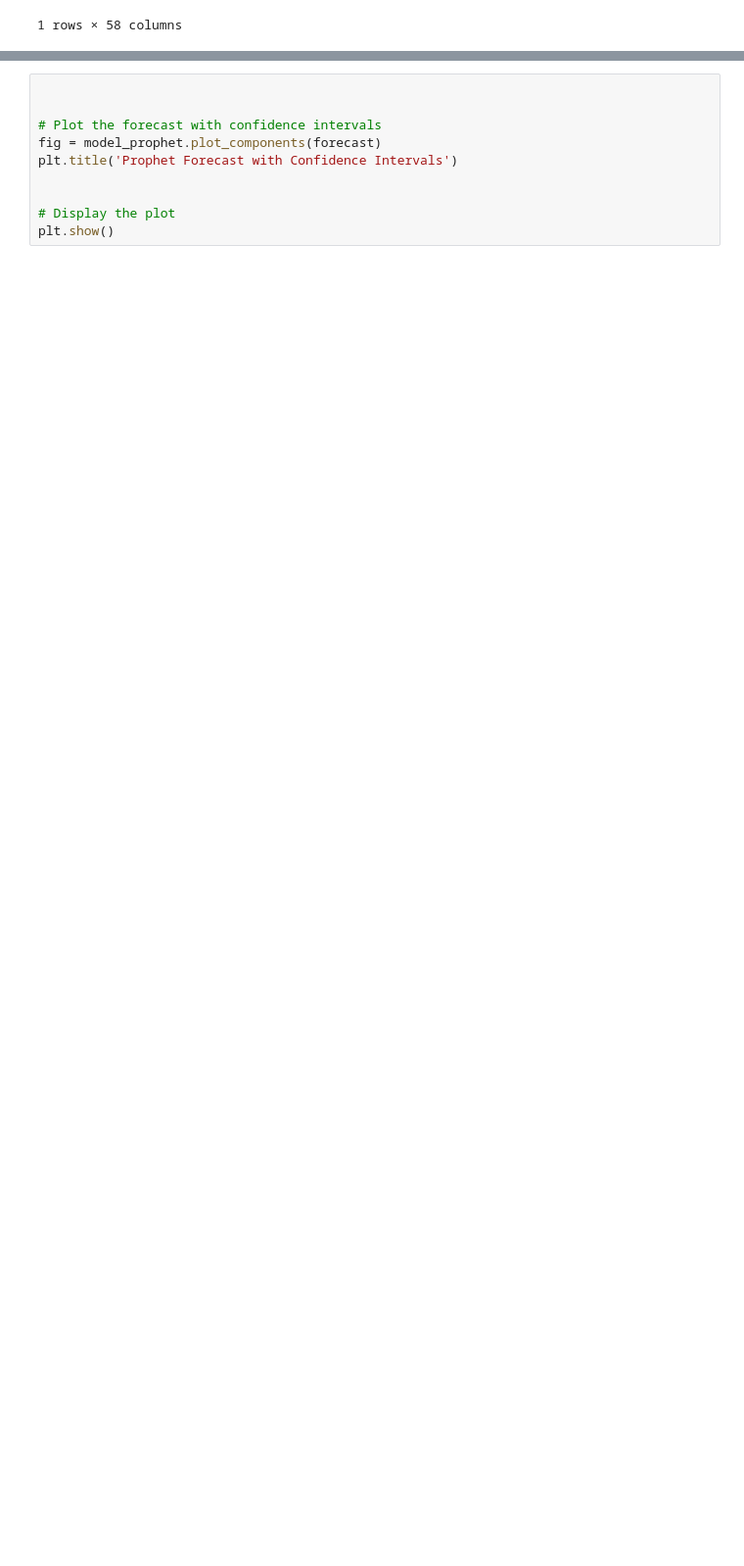
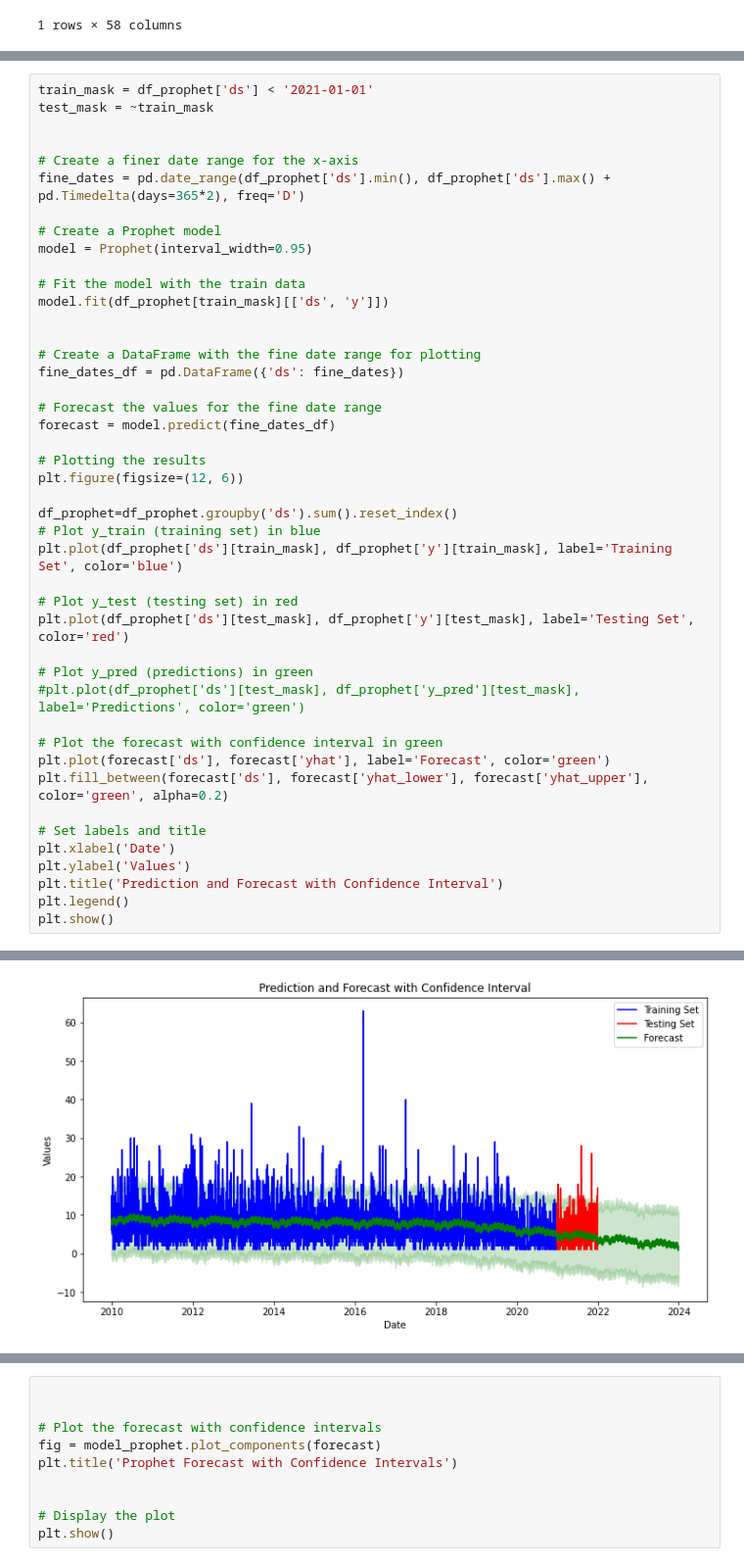
Before and after one commit to MarcLlopart/Traffic-Accident-Analysis, a Jupyter notebook: EDA.ipynb, the cells around one changed output, grey strips where cells are left out. Shown at 98% size. Cells and saved outputs as stored; diff of their text form; blank space fills up the shorter version.

```diff
--- a/EDA.ipynb
+++ b/EDA.ipynb
@@ -868,0 +900,45 @@ df_prophet[:365]
+# %%
+train_mask = df_prophet['ds'] < '2021-01-01'
+test_mask = ~train_mask
+
+
+# Create a finer date range for the x-axis
+fine_dates = pd.date_range(df_prophet['ds'].min(), df_prophet['ds'].max() + pd.Timedelta(days=365*2), freq='D')
+
+# Create a Prophet model
+model = Prophet(interval_width=0.95)
+
+# Fit the model with the train data
+model.fit(df_prophet[train_mask][['ds', 'y']])
+
+
+# Create a DataFrame with the fine date range for plotting
+fine_dates_df = pd.DataFrame({'ds': fine_dates})
+
+# Forecast the values for the fine date range
+forecast = model.predict(fine_dates_df)
+
+# Plotting the results
+plt.figure(figsize=(12, 6))
+
+df_prophet=df_prophet.groupby('ds').sum().reset_index()
+# Plot y_train (training set) in blue
+plt.plot(df_prophet['ds'][train_mask], df_prophet['y'][train_mask], label='Training Set', color='blue')
+
+# Plot y_test (testing set) in red
+plt.plot(df_prophet['ds'][test_mask], df_prophet['y'][test_mask], label='Testing Set', color='red')
+
+# Plot y_pred (predictions) in green
+#plt.plot(df_prophet['ds'][test_mask], df_prophet['y_pred'][test_mask], label='Predictions', color='green')
+
+# Plot the forecast with confidence interval in green
+plt.plot(forecast['ds'], forecast['yhat'], label='Forecast', color='green')
+plt.fill_between(forecast['ds'], forecast['yhat_lower'], forecast['yhat_upper'], color='green', alpha=0.2)
+
+# Set labels and title
+plt.xlabel('Date')
+plt.ylabel('Values')
+plt.title('Prediction and Forecast with Confidence Interval')
+plt.legend()
+plt.show()
+# %% [output]
@@ -868,0 +947 @@ df_prophet[:365]
+[figure, added]
```
Also changed, not shown: parts of 8 cells of this notebook.
